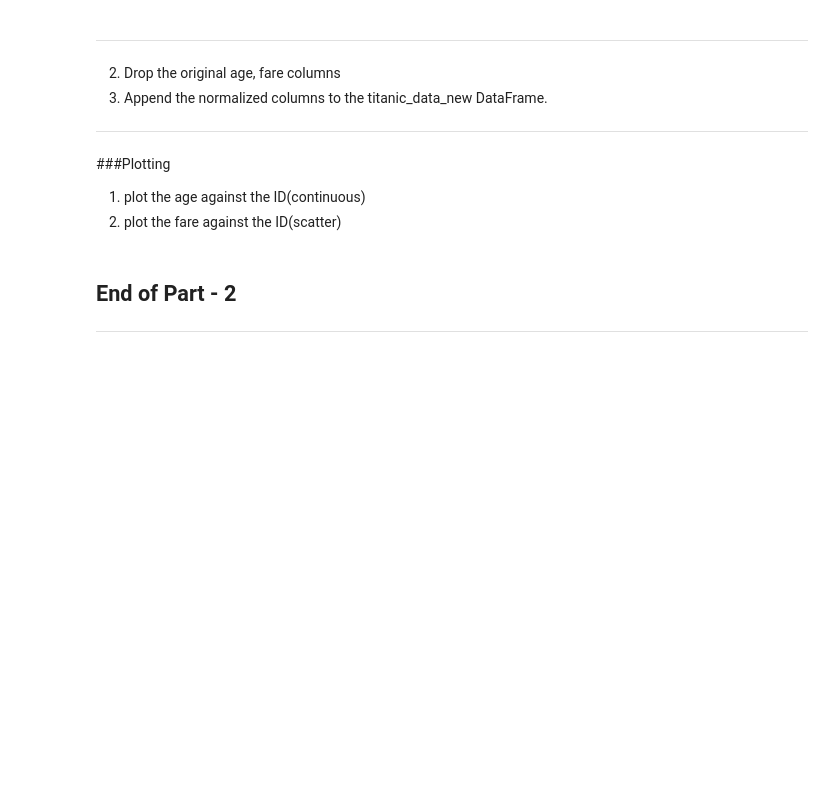
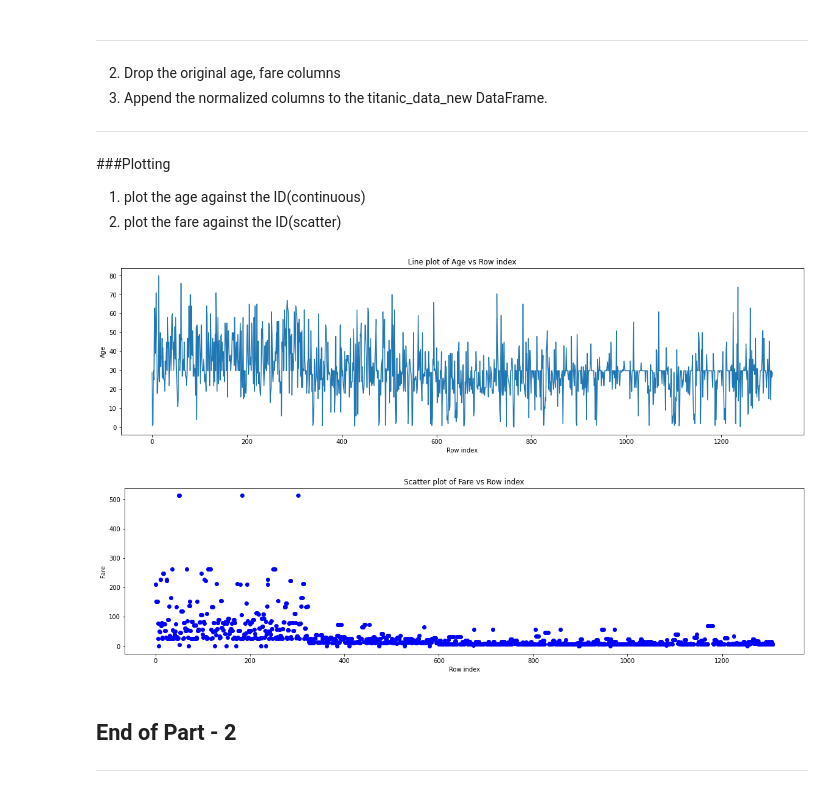
Before and after one commit to sp1999/SHALA2020, a Jupyter notebook: Assignment_1_DS.ipynb, the cells around one changed output. Cells and saved outputs as stored; diff of their text form; code cells hidden in the pictures; blank space fills up the shorter version.

```diff
--- a/Assignment_1_DS.ipynb
+++ b/Assignment_1_DS.ipynb
@@ -162,3 +295,5 @@ Read the data and display the first 5 rows
 #Download dataset from: http://biostat.mc.vanderbilt.edu/wiki/pub/Main/DataSets/titanic3.csv
 
 file_url = "http://biostat.mc.vanderbilt.edu/wiki/pub/Main/DataSets/titanic3.csv"
+titanic = pd.read_csv(file_url)
+titanic.head(5)
@@ -176,3 +318,6 @@ file_url = "http://biostat.mc.vanderbilt.edu/wiki/pub/Main/DataSets/titanic3.csv
 
 
 ---
+# %%
+titanic_data_new = pd.get_dummies(titanic, columns=["sex", "embarked", "pclass"])
+titanic_data_new.head(5)
@@ -186,3 +338,7 @@ file_url = "http://biostat.mc.vanderbilt.edu/wiki/pub/Main/DataSets/titanic3.csv
 
 
 ---
+# %%
+titanic_data_new["age"].fillna(titanic_data_new["age"].mean(), inplace = True)
+titanic_data_new["fare"].fillna(titanic_data_new["fare"].mean(), inplace = True)
+titanic_data_new.isna().sum()
@@ -199,3 +376,11 @@ file_url = "http://biostat.mc.vanderbilt.edu/wiki/pub/Main/DataSets/titanic3.csv
 
 
 ---
+# %%
+from sklearn import preprocessing
+cols_to_normalize = ["pclass_1", "pclass_2", "pclass_3", "survived", "sibsp", "parch", "body", "sex_female", "sex_male", "embarked_C", "embarked_Q", "embarked_S"]
+x = titanic_data_new[cols_to_normalize].values #returns a numpy array
+min_max_scaler = preprocessing.MinMaxScaler()
+x_scaled = min_max_scaler.fit_transform(x)
+titanic_data_new[cols_to_normalize] = pd.DataFrame(x_scaled)
+titanic_data_new.head(5)
@@ -213,6 +407,22 @@ file_url = "http://biostat.mc.vanderbilt.edu/wiki/pub/Main/DataSets/titanic3.csv
 ###Plotting
 1. plot the age against the ID(continuous)
 2. plot the fare against the ID(scatter)
+# %%
+plt.figure(figsize=(20,5))
+plt.plot(titanic_data_new.index.values,titanic_data_new["age"])
+plt.title("Line plot of Age vs Row index")
+plt.ylabel("Age")
+plt.xlabel("Row index")
+plt.show()
+plt.figure(figsize=(20,5))
+plt.scatter(titanic_data_new.index.values, titanic_data_new["fare"], c="blue")
+plt.title("Scatter plot of Fare vs Row index")
+plt.ylabel("Fare")
+plt.xlabel("Row index")
+plt.show()
+# %% [output]
+[figure, added]
+[figure, added]
 # %% [markdown]
 ## End of Part - 2
 ---
```
Also changed, not shown: parts of 22 cells of this notebook.
